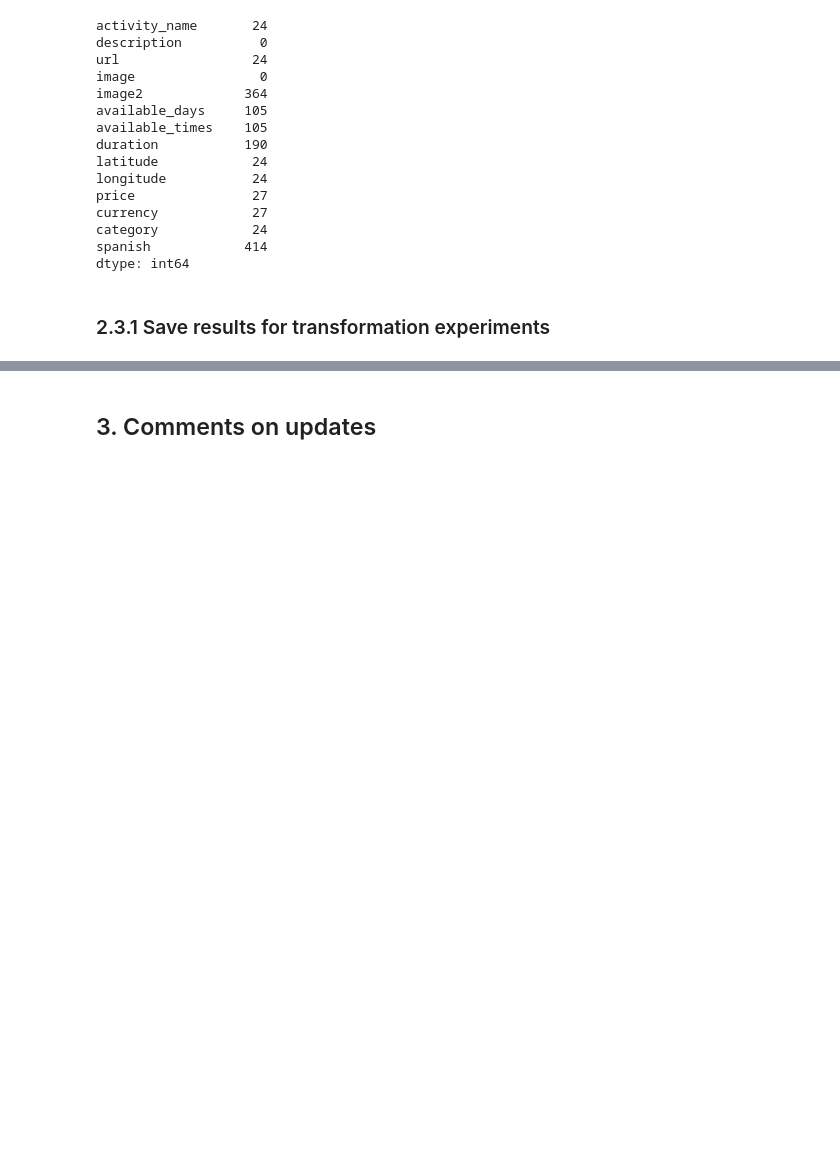
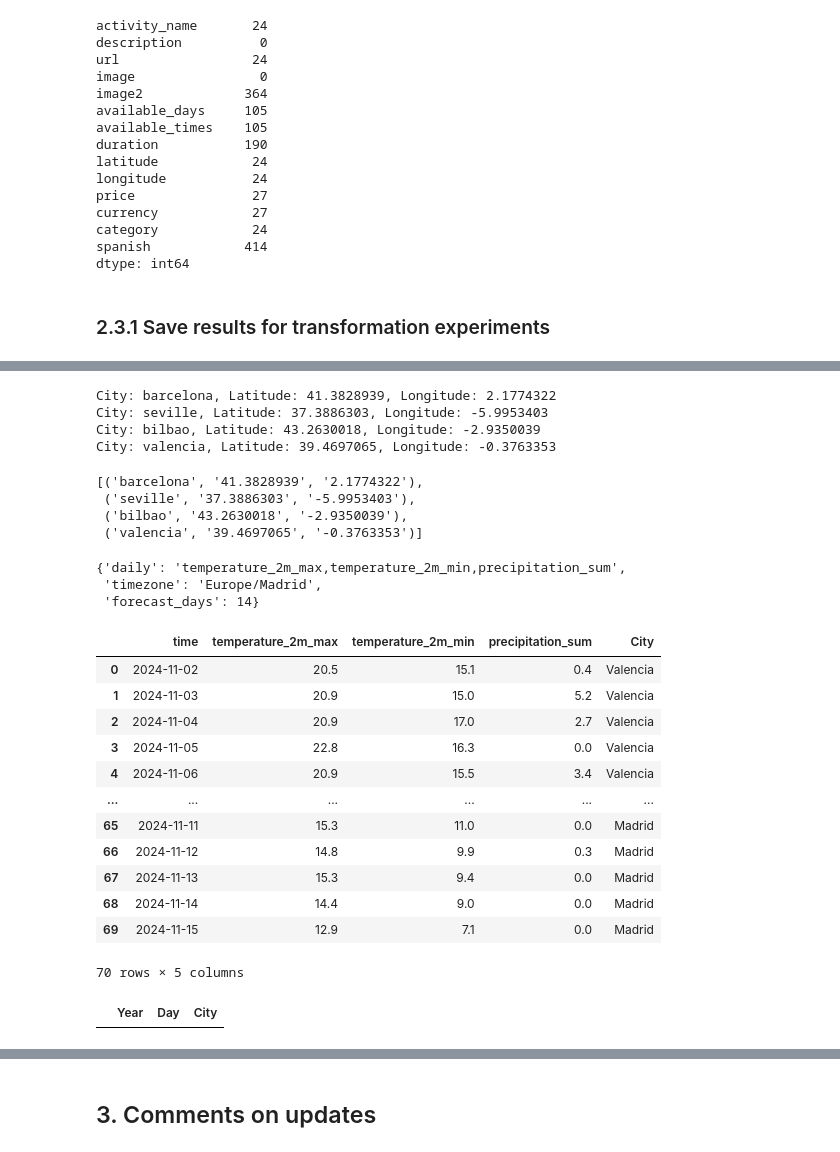
Before and after one commit to MiguelLopezVirues/travel_planner, a Jupyter notebook: notebooks/1_data_extraction.ipynb, the cells around one changed output, grey strips where cells are left out. Saved outputs shown, nothing was run; the diff lists cells and outputs as text; code cells hidden in the pictures; blank space fills up the shorter version.

```diff
--- a/notebooks/1_data_extraction.ipynb
+++ b/notebooks/1_data_extraction.ipynb
@@ -841,0 +947,15 @@ result_df_parallel_selenium.to_parquet("../data/accommodations/90_day_availabili
+# %%
+# Run the asynchronous main function
+results = await get_cities_coordinates(cities_list)
+# %% [output]
+City: barcelona, Latitude: 41.3828939, Longitude: 2.1774322
+City: seville, Latitude: 37.3886303, Longitude: -5.9953403
+City: bilbao, Latitude: 43.2630018, Longitude: -2.9350039
+City: valencia, Latitude: 39.4697065, Longitude: -0.3763353
+# %%
+results
+# %% [output]
+[('barcelona', '41.3828939', '2.1774322'),
+ ('seville', '37.3886303', '-5.9953403'),
+ ('bilbao', '43.2630018', '-2.9350039'),
+ ('valencia', '39.4697065', '-0.3763353')]
@@ -841,0 +1043,31 @@ result_df_parallel_selenium.to_parquet("../data/accommodations/90_day_availabili
+# %%
+params
+# %% [output]
+{'daily': 'temperature_2m_max,temperature_2m_min,precipitation_sum',
+ 'timezone': 'Europe/Madrid',
+ 'forecast_days': 14}
+# %%
+cities_dict = {
+    "Valencia": (39.4699, -0.3763),
+    "Barcelona": (41.3851, 2.1734),
+    "Sevilla": (37.3886, -5.9823),
+    "Bilbao": (43.2630, -2.9350),
+    "Madrid": (40.4168, -3.7038)
+}
+
+forecast = await get_forecast(cities_dict)
+forecast
+# %% [output]
+|  | time | temperature_2m_max | temperature_2m_min | precipitation_sum | City |
+| 0 | 2024-11-02 | 20.5 | 15.1 | 0.4 | Valencia |
+| 1 | 2024-11-03 | 20.9 | 15.0 | 5.2 | Valencia |
+| 2 | 2024-11-04 | 20.9 | 17.0 | 2.7 | Valencia |
+| 3 | 2024-11-05 | 22.8 | 16.3 | 0.0 | Valencia |
+| 4 | 2024-11-06 | 20.9 | 15.5 | 3.4 | Valencia |
+| ... | ... | ... | ... | ... | ... |
+| 65 | 2024-11-11 | 15.3 | 11.0 | 0.0 | Madrid |
+| 66 | 2024-11-12 | 14.8 | 9.9 | 0.3 | Madrid |
+| 67 | 2024-11-13 | 15.3 | 9.4 | 0.0 | Madrid |
+| 68 | 2024-11-14 | 14.4 | 9.0 | 0.0 | Madrid |
+| 69 | 2024-11-15 | 12.9 | 7.1 | 0.0 | Madrid |
+70 rows × 5 columns
@@ -841,0 +1118,5 @@ result_df_parallel_selenium.to_parquet("../data/accommodations/90_day_availabili
+# %%
+historical = await get_historical(cities_dict)
+historical
+# %% [output]
+|  | Year | Day | City |
```
Also changed, not shown: parts of 14 cells of this notebook, 3 other files.
